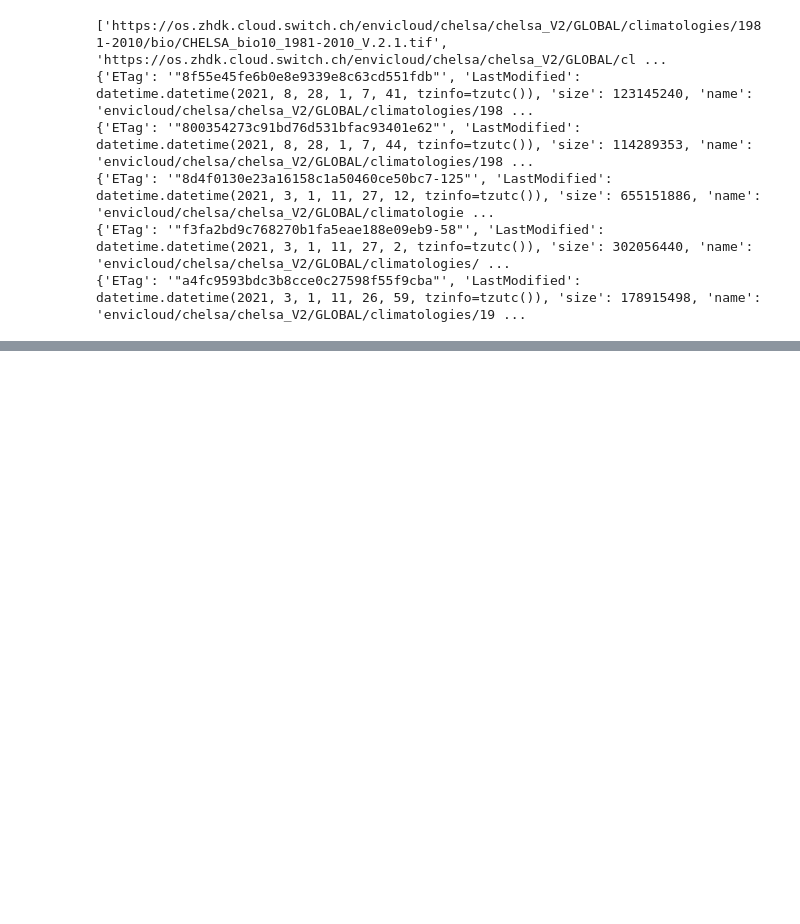
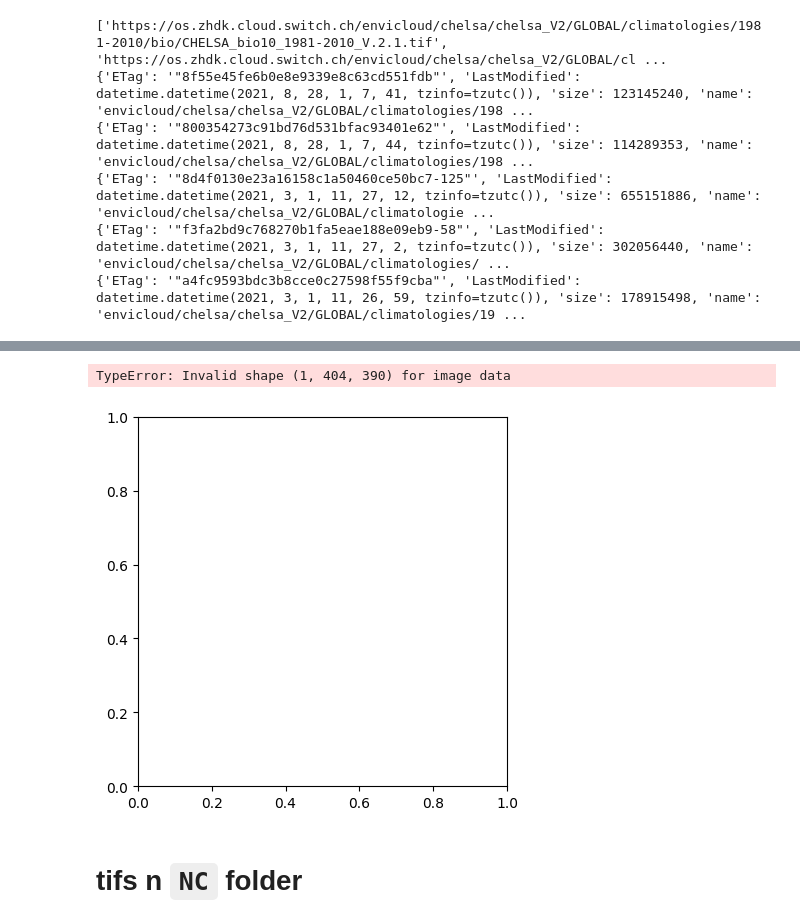
Before and after one commit to BioDT/uc-ias-workflows, a Jupyter notebook: notebooks/chelsa.ipynb, the cells around one changed output, grey strips where cells are left out. Drawn from its saved outputs; the diff is of its cells as text; code cells hidden in the pictures; blank space fills up the shorter version.

```diff
--- a/notebooks/chelsa.ipynb
+++ b/notebooks/chelsa.ipynb
@@ -515,0 +987,3 @@ for x in list:
+# %%
+da = xr.open_dataset("http://134.94.199.14/ias-pdt/Test6.nc", engine="pydap", decode_times=False, chunks=None)
+da
@@ -515,0 +1000,12 @@ for x in list:
+# %%
+import matplotlib.pyplot as plt
+
+plt.imshow(da['Var'])
+plt.colorbar()
+plt.show()
+da.keys()
+# %% [output]
+TypeError: Invalid shape (1, 404, 390) for image data
+[figure, added]
+# %% [markdown]
+# tifs n `NC` folder
```
Also changed, not shown: parts of 35 cells of this notebook, 5 other files.
